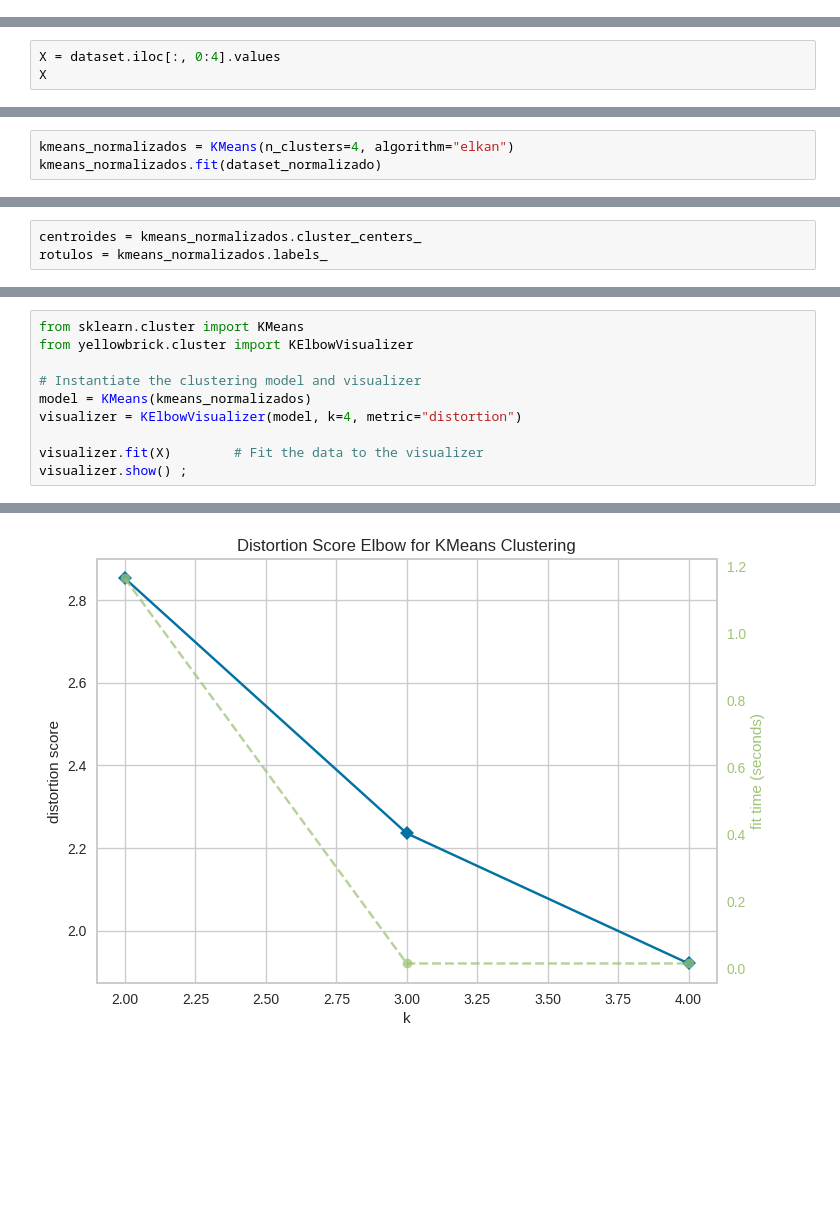
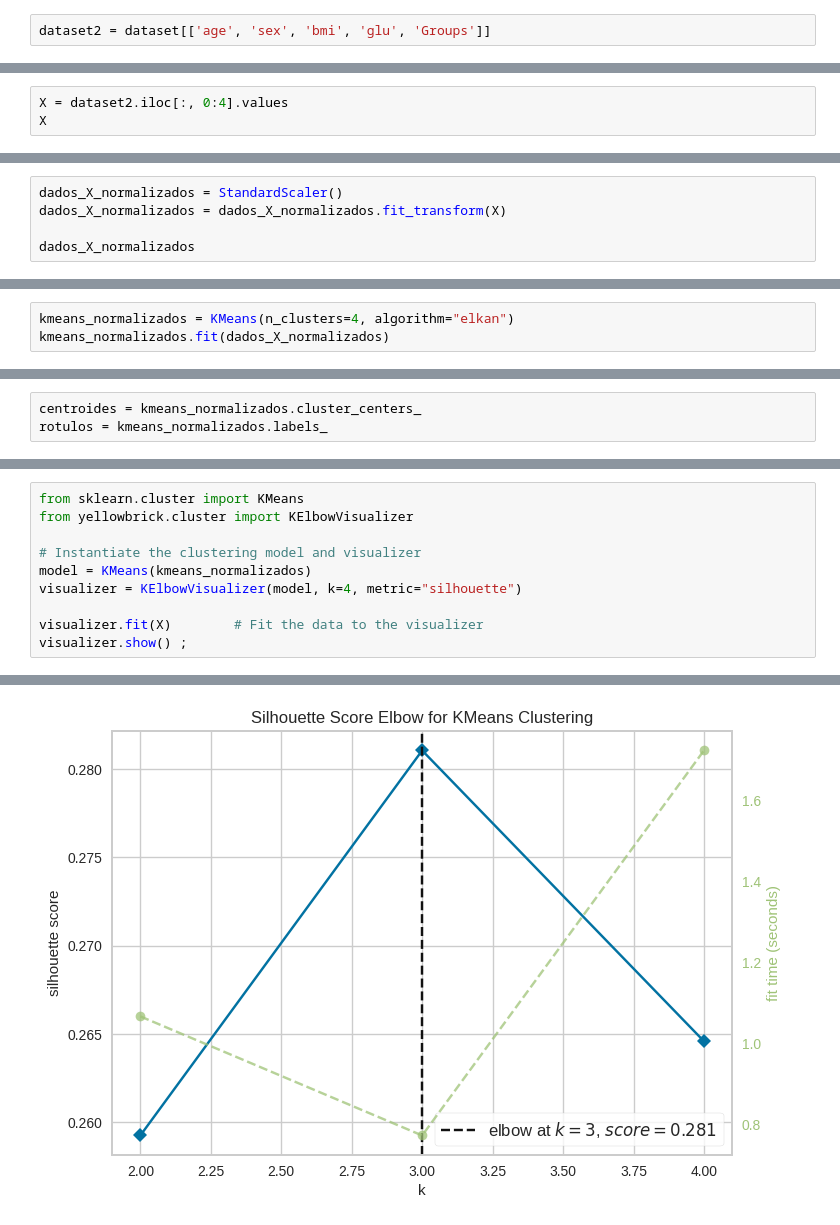
Before and after one commit to cantaruttim/Diabetes, a Jupyter notebook: Diabetes.ipynb, the cells around one changed output, grey strips where cells are left out. Saved outputs shown, nothing was run; the diff lists cells and outputs as text; blank space fills up the shorter version.

```diff
--- a/Diabetes.ipynb
+++ b/Diabetes.ipynb
@@ -264,0 +363,2 @@ dataset.head()
+# %%
+dataset2 = dataset[['age', 'sex', 'bmi', 'glu', 'Groups']]
@@ -265,5 +374,5 @@ dataset.head()
 # %%
-X = dataset.iloc[:, 0:4].values
+X = dataset2.iloc[:, 0:4].values
 X
 # %% [output]
 array([[ 0.03807591,  0.05068012,  0.06169621, -0.01764613],
@@ -293,0 +411,5 @@ array([[ 0.80050009,  1.06548848,  1.29708846, -0.37098854],
+# %%
+dados_X_normalizados = StandardScaler()
+dados_X_normalizados = dados_X_normalizados.fit_transform(X)
+
+dados_X_normalizados
@@ -294,4 +424,4 @@ array([[ 0.80050009,  1.06548848,  1.29708846, -0.37098854],
 # %%
 kmeans_normalizados = KMeans(n_clusters=4, algorithm="elkan")
-kmeans_normalizados.fit(dataset_normalizado)
+kmeans_normalizados.fit(dados_X_normalizados)
 # %% [output]
@@ -325,7 +474,7 @@ from yellowbrick.cluster import KElbowVisualizer
 
 # Instantiate the clustering model and visualizer
 model = KMeans(kmeans_normalizados)
-visualizer = KElbowVisualizer(model, k=4, metric="distortion")
+visualizer = KElbowVisualizer(model, k=4, metric="silhouette")
 
 visualizer.fit(X)        # Fit the data to the visualizer
 visualizer.show() ;
@@ -346 +489 @@ No 'knee' or 'elbow' point detected, pass `locate_elbow=False` to remove the war
-[figure, old version]
+[figure, new version]
```
Also changed, not shown: parts of 19 cells of this notebook.
